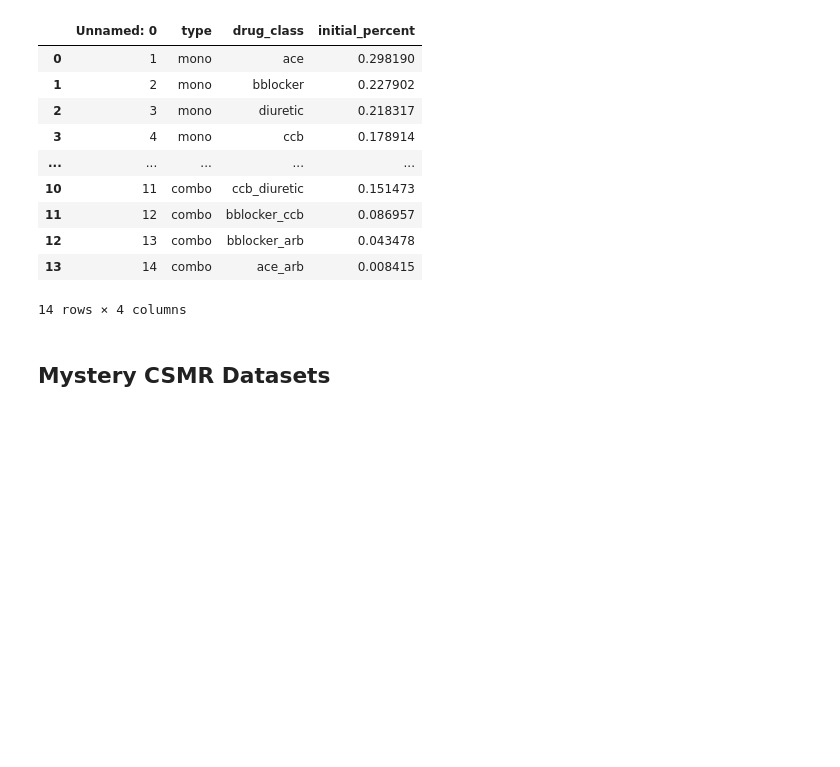
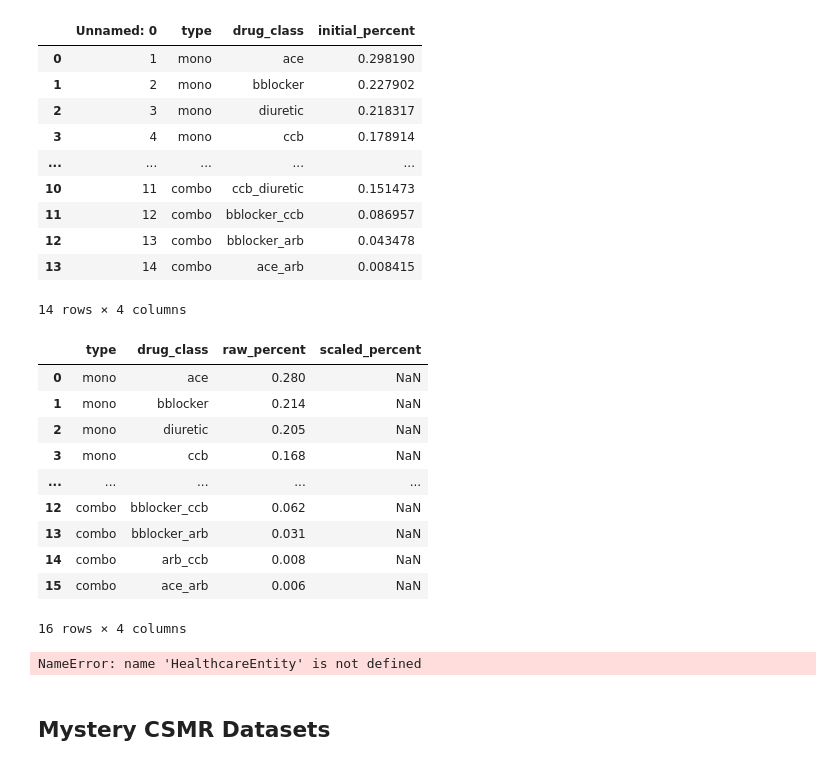
Before and after one commit to ihmeuw/vivarium_research_nih_us_cvd, a Jupyter notebook: Treatments_and_adherence.ipynb, the cells around one changed output. Cells and saved outputs as stored; diff of their text form; code cells hidden in the pictures; blank space fills up the shorter version.

```diff
--- a/Treatments_and_adherence.ipynb
+++ b/Treatments_and_adherence.ipynb
@@ -86,6 +106,25 @@ sbp_base.head(15)
 | 12 | 13 | combo | bblocker_arb | 0.043478 |
 | 13 | 14 | combo | ace_arb | 0.008415 |
 14 rows × 4 columns
+# %%
+init_sbp = pd.read_excel('/share/scratch/projects/cvd_gbd/cvd_re/simulation_science/initial_percents_egan.xlsx')
+init_sbp
+# %% [output]
+|  | type | drug_class | raw_percent | scaled_percent |
+| 0 | mono | ace | 0.280 | NaN |
+| 1 | mono | bblocker | 0.214 | NaN |
+| 2 | mono | diuretic | 0.205 | NaN |
+| 3 | mono | ccb | 0.168 | NaN |
+| ... | ... | ... | ... | ... |
+| 12 | combo | bblocker_ccb | 0.062 | NaN |
+| 13 | combo | bblocker_arb | 0.031 | NaN |
+| 14 | combo | arb_ccb | 0.008 | NaN |
+| 15 | combo | ace_arb | 0.006 | NaN |
+16 rows × 4 columns
+# %%
+outpatient_visits = HealthcareEntity(name='outpatient_visits', kind='healthcare_entity', gbd_id=me_id(19797), utilization=me_id(19797),)
+# %% [output]
+NameError: name 'HealthcareEntity' is not defined
 # %% [markdown]
 ## Mystery CSMR Datasets
 # %%
```
Also changed, not shown: parts of 2 cells of this notebook, 1 other file.
